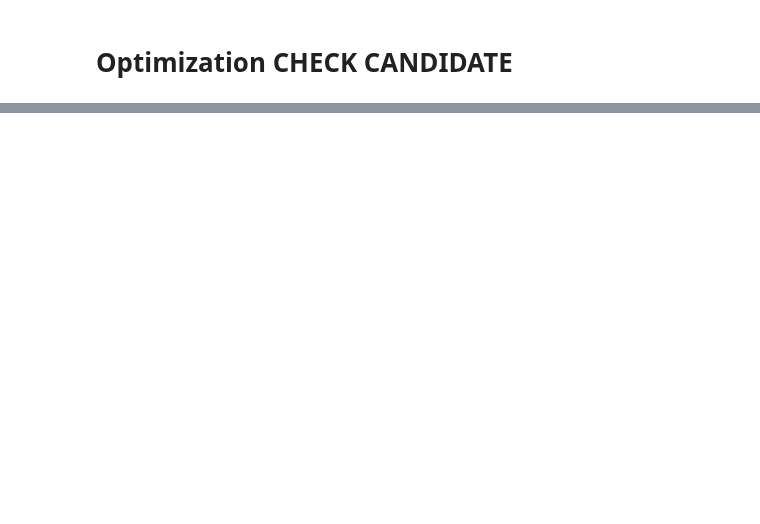
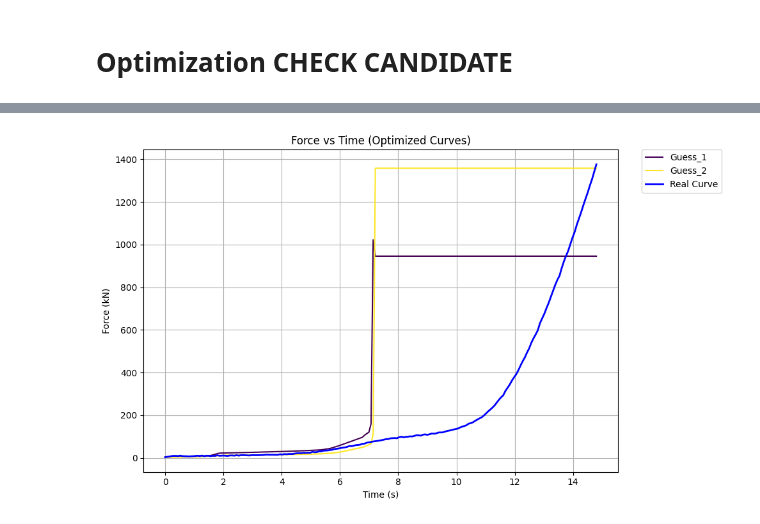
Before and after one commit to mariogov/moldflow_automation, a Jupyter notebook: Parameter_Identifier.ipynb, the cells around one changed output, grey strips where cells are left out. Drawn from its saved outputs; the diff is of its cells as text; code cells hidden in the pictures; blank space fills up the shorter version.

```diff
--- a/Parameter_Identifier.ipynb
+++ b/Parameter_Identifier.ipynb
@@ -493,8 +532,17 @@ bounds.shape
 # %% [markdown]
 # Optimization CHECK CANDIDATE
 # %%
+# ---- CHANGE THIS FOR EACH RUN ----
+run_name = "80CENTER03-real master curve"
+
+save_dir = os.path.join(os.getcwd(), run_name)
+os.makedirs(save_dir, exist_ok=True)
+
+print(f"Saving all run data to: {save_dir}")
+
+
 guess_data_all_optim = {}
-num_iteration = 30
+num_iteration = 2
 iterations=[]
 
 for i in range(num_iteration):
@@ -555,7 +603,8 @@ for i in range(num_iteration):
     stderr=subprocess.STDOUT,
     )
     (output, err) = p.communicate()
-
+    time.sleep(3)
+    subprocess.run(["taskkill", "/f", "/im", "airsyn_synergy.exe"])
     time.sleep(2)
 
     Synergy.OpenProject("G:\\Oskay Sözen\\Parameter\\Parameter.mpi")         # PROJECT NAME!!!!!!!!!!!!!!!!
@@ -602,10 +651,10 @@ for i in range(num_iteration):
     guess_time = guess_data_array[:, 0]
     guess_disp = guess_data_array[:, 1]  * 9.80665
 
-    globals()[f"guess_time_{5 + num_iteration}"] = guess_time
-    globals()[f"guess_disp_{5 + num_iteration}"] = guess_disp
+    globals()[f"guess_time_{num_initial_samples + num_iteration}"] = guess_time
+    globals()[f"guess_disp_{num_initial_samples + num_iteration}"] = guess_disp
 
-    mean_s_error = calculate_area_between_curves(real_time, real_disp, guess_time, guess_disp)
+    mean_s_error = calculate_area_between_curves(real_time, real_force, guess_time, guess_disp)
     area_data.append(mean_s_error)
     valid_xml.append(len(area_data) - 1)
 
@@ -652,25 +708,27 @@ plt.show()
 # %%
 
 num_curves = len(guess_data_all_optim)
 colormap = plt.get_cmap('viridis', num_curves)
-plt.plot(common_time, guess_force_resampled, 'b-', label='Real Curve')
+plt.figure(figsize=(10, 6))
 for i, (key, guess_data) in enumerate(guess_data_all_optim.items()):
     if isinstance(guess_data[0], (list, tuple)) and len(guess_data[0]) == 2:
         guess_data_array = np.array([(float(x), float(y)) for x, y in guess_data])
         guess_time = guess_data_array[:, 0]
-        guess_disp = guess_data_array[:, 1]
+        guess_disp = guess_data_array[:, 1] * 9.80665
 
-        guess_disp_resampled = np.interp(common_time, guess_time, guess_disp)
+        guess_force_resampled = np.interp(common_time, guess_time, guess_disp)
 
         color = colormap(i)
-        plt.plot(common_time, guess_disp_resampled, color=color, label=f'Guess_{i+1}')
-
+        plt.plot(common_time, guess_force_resampled, color=color, label=f'Guess_{i+1}')
+plt.plot(common_time, real_force_resampled, 'b-', label='Real Curve', linewidth=2)
 # Finalize plot
 plt.legend(loc='best')
 plt.xlabel('Time (s)')
-plt.ylabel('Force')
+plt.ylabel('Force (kN)')
 plt.title('Force vs Time (Optimized Curves)')
 plt.grid(True)
 plt.legend(loc='upper left', bbox_to_anchor=(1.05, 1), borderaxespad=0.)
 plt.tight_layout()
 plt.show()
+# %% [output]
+[figure, added]
```
Also changed, not shown: parts of 17 cells of this notebook.
